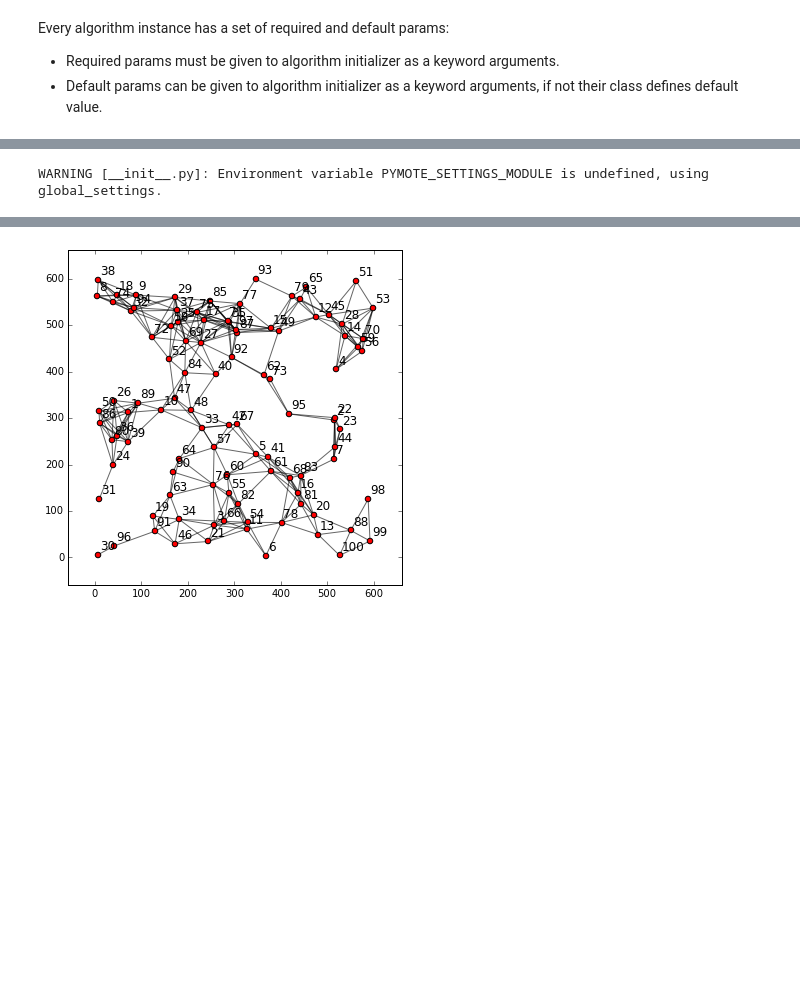
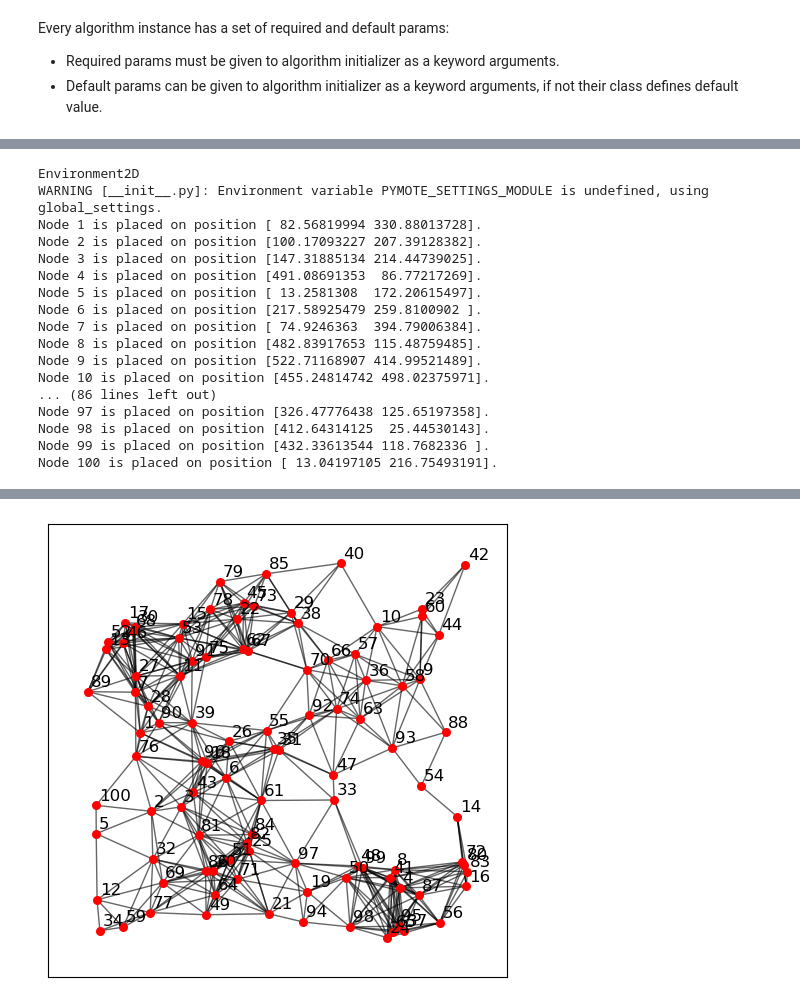
Before and after one commit to fluffyspace/pymote3, a Jupyter notebook: pymote/scripts/V03.ipynb, the cells around one changed output, grey strips where cells are left out. Saved outputs shown, nothing was run; the diff lists cells and outputs as text; code cells hidden in the pictures; blank space fills up the shorter version.

```diff
--- a/pymote/scripts/V03.ipynb
+++ b/pymote/scripts/V03.ipynb
@@ -15,9 +34,25 @@ net.show()
 
 net.algorithms = ((Flood, {'informationKey': 'I'}), )
 
-ini_node = net.nodes()[0]
+ini_node = net.nodes_list()[0]
 ini_node.memory['I'] = 'Hello World'
 
 write_pickle(net, "Flood.npc.gz")
 # %% [output]
+Environment2D
 WARNING [__init__.py]: Environment variable PYMOTE_SETTINGS_MODULE is undefined, using global_settings.
+Node 1 is placed on position [ 82.56819994 330.88013728].
+Node 2 is placed on position [100.17093227 207.39128382].
+Node 3 is placed on position [147.31885134 214.44739025].
+Node 4 is placed on position [491.08691353  86.77217269].
+Node 5 is placed on position [ 13.2581308  172.20615497].
+Node 6 is placed on position [217.58925479 259.8100902 ].
+Node 7 is placed on position [ 74.9246363  394.79006384].
+Node 8 is placed on position [482.83917653 115.48759485].
+Node 9 is placed on position [522.71168907 414.99521489].
+Node 10 is placed on position [455.24814742 498.02375971].
+... (86 lines left out)
+Node 97 is placed on position [326.47776438 125.65197358].
+Node 98 is placed on position [412.64314125  25.44530143].
+Node 99 is placed on position [432.33613544 118.7682336 ].
+Node 100 is placed on position [ 13.04197105 216.75493191].
@@ -25,4 +59,4 @@ WARNING:pymote:Environment variable PYMOTE_SETTINGS_MODULE is undefined, using g
-[figure, old version]
+[figure, new version]
 # %%
 import numpy as np
 
```
Also changed, not shown: parts of 8 cells of this notebook, 17 other files.
